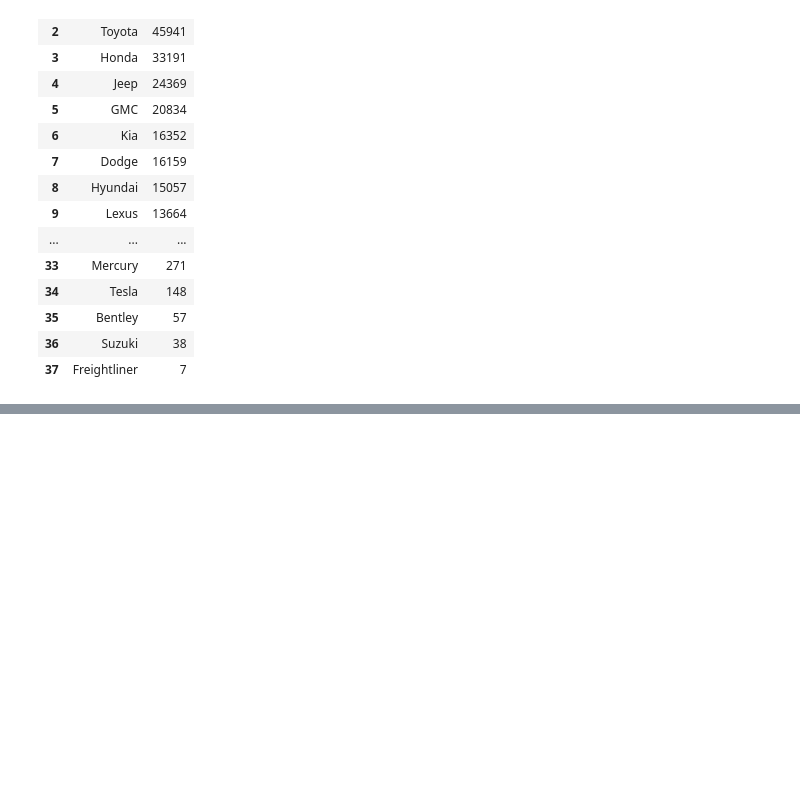
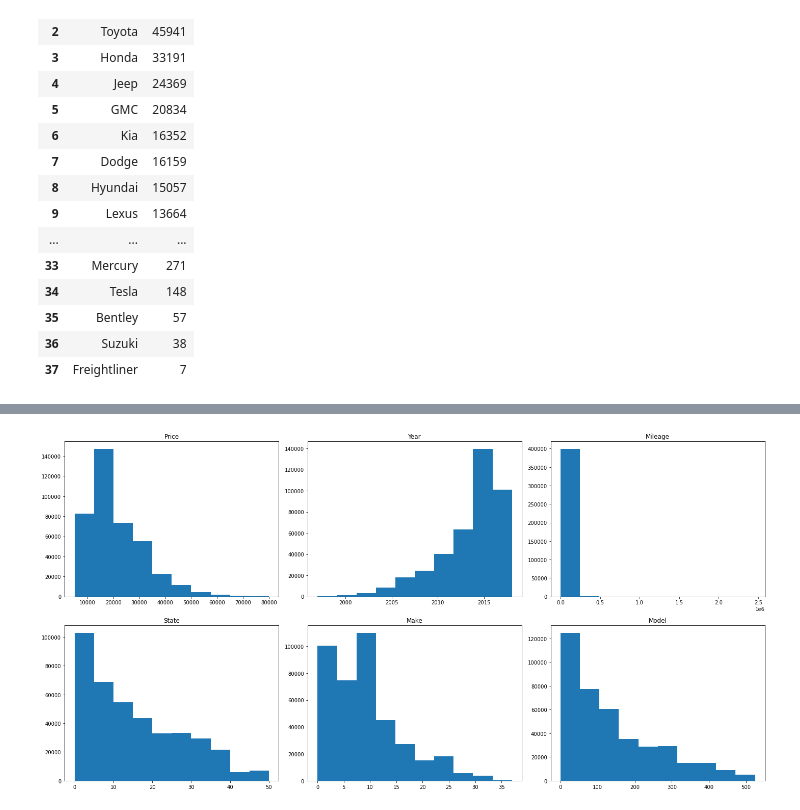
Before and after one commit to elkindavid/cars-dsa, a Jupyter notebook: cars-code.ipynb, the cells around one changed output, grey strips where cells are left out. Saved outputs shown, nothing was run; the diff lists cells and outputs as text; code cells hidden in the pictures; blank space fills up the shorter version.

```diff
--- a/cars-code.ipynb
+++ b/cars-code.ipynb
@@ -86,0 +102,29 @@ plot=plt.setp(plot.get_xticklabels(), rotation=45)
+# %%
+# Codificación de las variables categoricas
+cat = ['State','Make','Model']
+dic = {'State':{},'Make':{},'Model':{}}
+
+for i in cat:
+    idx, codex = pd.factorize(data[i])
+    data[i] = idx
+    # Diccionario de referencia
+    dic[i].update({code: i for i, code in enumerate(codex)})
+    # Codificación de variables en testing con base en el diccionario
+    test[i] = test[i].apply(lambda code: dic[i][code])
+# %%
+# df = data[['Price','Mileage','Year']]
+df = data
+filas = math.ceil(len(df.columns) / 3)
+fig, a = plt.subplots(filas,3,figsize=(20, 10))
+
+a = a.ravel()
+titles = df.columns
+
+for i, ax in enumerate(a):
+
+    if i < len(df.columns):
+        ax.hist(df.iloc[:,i])
+        ax.set_title(titles[i])
+plt.tight_layout()
+# %% [output]
+[figure, added]
```
Also changed, not shown: parts of 3 cells of this notebook.
